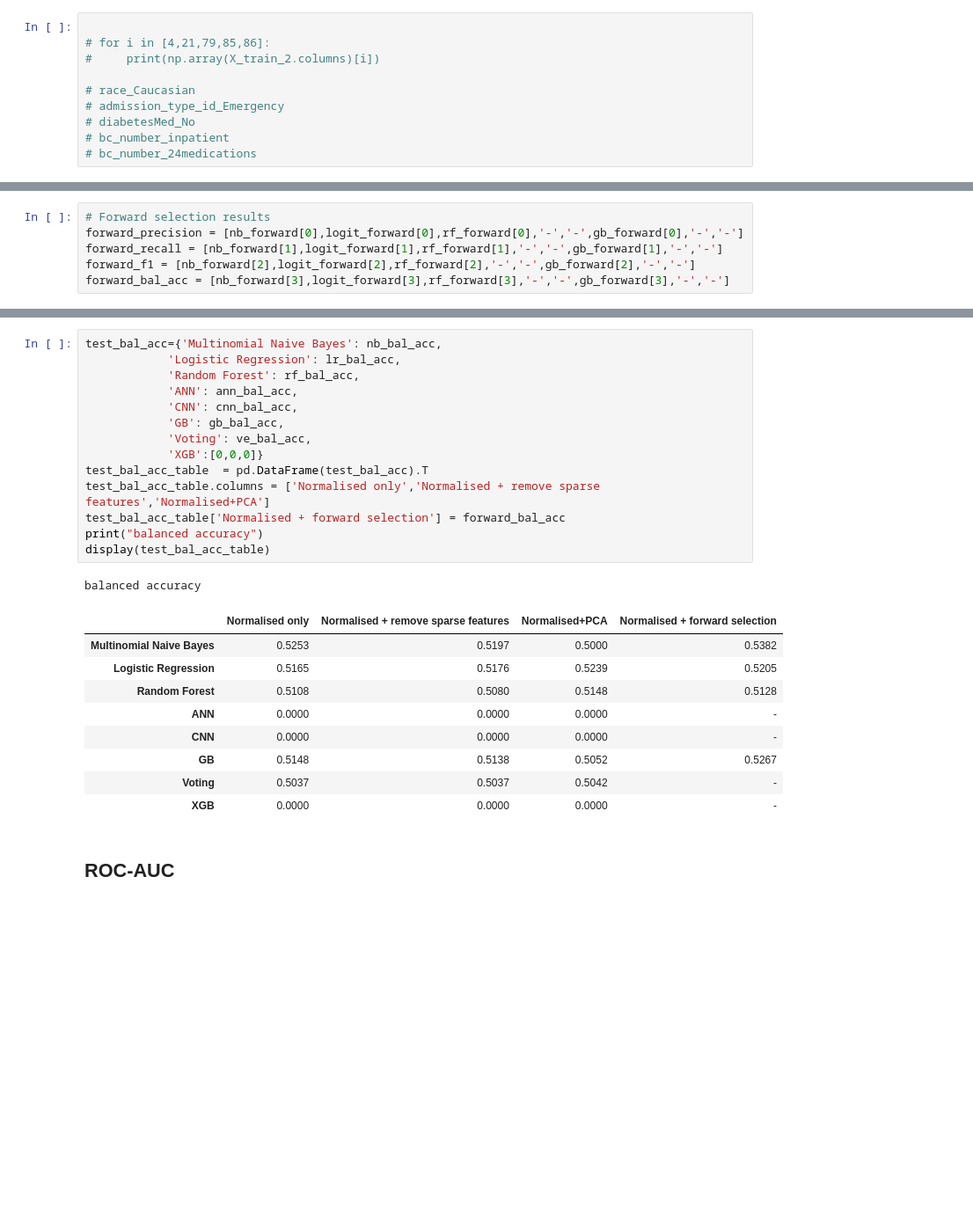
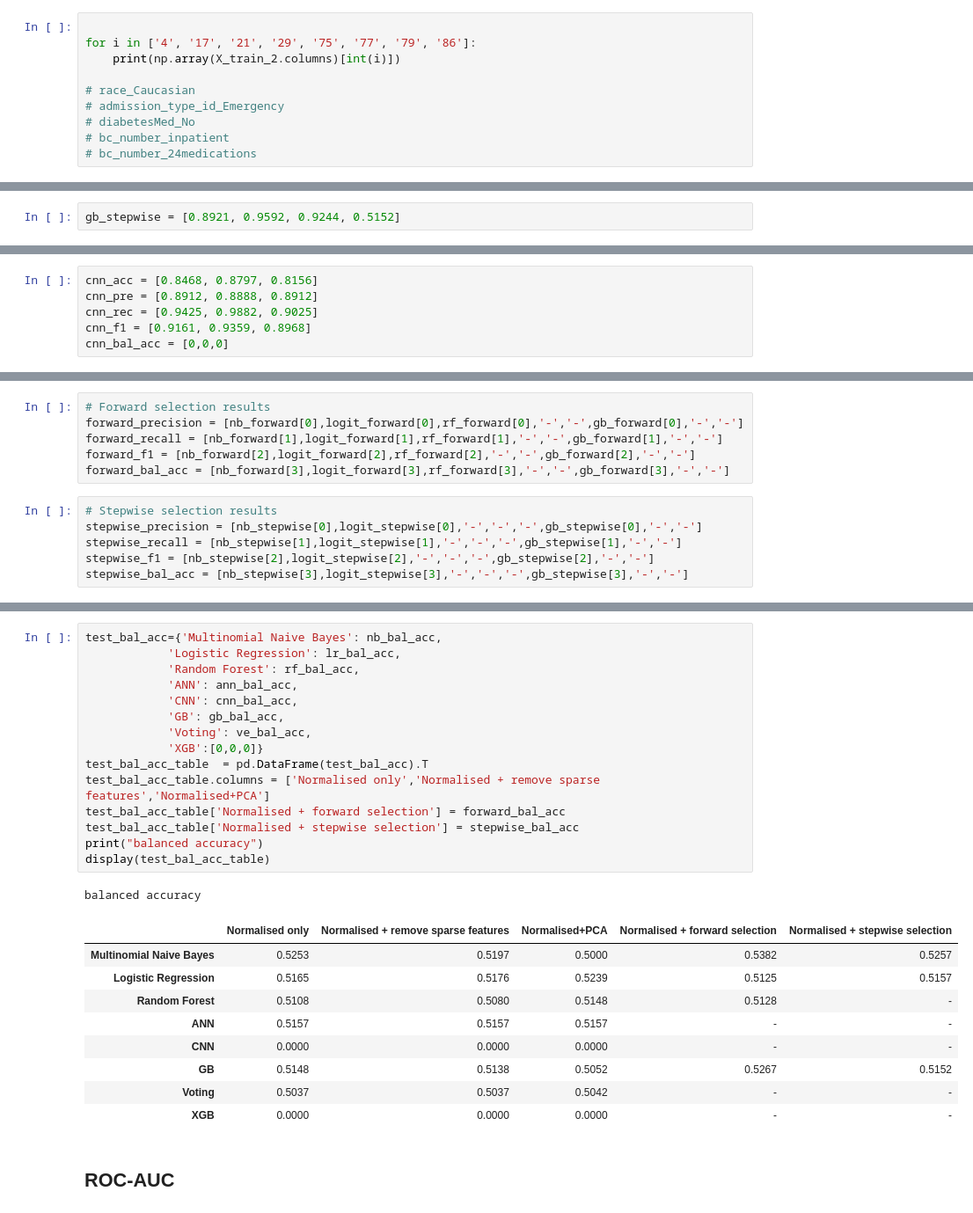
Before and after one commit to Rab6it/COMP5703_code, a Jupyter notebook: project.ipynb, the cells around one changed output, grey strips where cells are left out. Shown at 88% size. Cells and saved outputs as stored; diff of their text form; blank space fills up the shorter version.

```diff
--- a/project.ipynb
+++ b/project.ipynb
@@ -1616,8 +1650,8 @@ print(round(accuracy,4))
 #('4', '21', '79', '85', '86')
 # %%
 
-# for i in [4,21,79,85,86]:
-#     print(np.array(X_train_2.columns)[i])
+for i in ['4', '17', '21', '29', '75', '77', '79', '86']:
+    print(np.array(X_train_2.columns)[int(i)])
 
 # race_Caucasian
 # admission_type_id_Emergency
@@ -1651,3 +1694,5 @@ print(round(accuracy,4))
+# %%
+gb_stepwise = [0.8921, 0.9592, 0.9244, 0.5152]
 # %%
 feature_importance = clf.feature_importances_
 # print(feature_importance)
@@ -2000,6 +1998,12 @@ Epoch 5/5
 # plt.legend()
 # plt.xlabel('Epochs')
 # plt.ylabel('Accuracy')
+# %%
+cnn_acc = [0.8468, 0.8797, 0.8156]
+cnn_pre = [0.8912, 0.8888, 0.8912]
+cnn_rec = [0.9425, 0.9882, 0.9025]
+cnn_f1 = [0.9161, 0.9359, 0.8968]
+cnn_bal_acc = [0,0,0]
 # %% [markdown]
 # Voting Ensemble
 # %%
@@ -2583,6 +2593,12 @@ forward_precision = [nb_forward[0],logit_forward[0],rf_forward[0],'-','-',gb_for
 forward_recall = [nb_forward[1],logit_forward[1],rf_forward[1],'-','-',gb_forward[1],'-','-']
 forward_f1 = [nb_forward[2],logit_forward[2],rf_forward[2],'-','-',gb_forward[2],'-','-']
 forward_bal_acc = [nb_forward[3],logit_forward[3],rf_forward[3],'-','-',gb_forward[3],'-','-']
+# %%
+# Stepwise selection results
+stepwise_precision = [nb_stepwise[0],logit_stepwise[0],'-','-','-',gb_stepwise[0],'-','-']
+stepwise_recall = [nb_stepwise[1],logit_stepwise[1],'-','-','-',gb_stepwise[1],'-','-']
+stepwise_f1 = [nb_stepwise[2],logit_stepwise[2],'-','-','-',gb_stepwise[2],'-','-']
+stepwise_bal_acc = [nb_stepwise[3],logit_stepwise[3],'-','-','-',gb_stepwise[3],'-','-']
 # %%
 test_acc={'Multinomial Naive Bayes': nb_acc,
             'Logistic Regression': lr_acc,
@@ -2685,28 +2704,29 @@ F1
 # %%
 test_bal_acc={'Multinomial Naive Bayes': nb_bal_acc,
             'Logistic Regression': lr_bal_acc,
             'Random Forest': rf_bal_acc,
             'ANN': ann_bal_acc,
             'CNN': cnn_bal_acc,
             'GB': gb_bal_acc,
             'Voting': ve_bal_acc,
             'XGB':[0,0,0]}
 test_bal_acc_table  = pd.DataFrame(test_bal_acc).T
 test_bal_acc_table.columns = ['Normalised only','Normalised + remove sparse features','Normalised+PCA']
 test_bal_acc_table['Normalised + forward selection'] = forward_bal_acc
+test_bal_acc_table['Normalised + stepwise selection'] = stepwise_bal_acc
 print("balanced accuracy")
 display(test_bal_acc_table)
 # %% [output]
 balanced accuracy
-|  | Normalised only | Normalised + remove sparse features | Normalised+PCA | Normalised + forward selection |
-| Multinomial Naive Bayes | 0.5253 | 0.5197 | 0.5000 | 0.5382 |
-| Logistic Regression | 0.5165 | 0.5176 | 0.5239 | 0.5205 |
-| Random Forest | 0.5108 | 0.5080 | 0.5148 | 0.5128 |
-| ANN | 0.0000 | 0.0000 | 0.0000 | - |
-| CNN | 0.0000 | 0.0000 | 0.0000 | - |
-| GB | 0.5148 | 0.5138 | 0.5052 | 0.5267 |
-| Voting | 0.5037 | 0.5037 | 0.5042 | - |
-| XGB | 0.0000 | 0.0000 | 0.0000 | - |
+|  | Normalised only | Normalised + remove sparse features | Normalised+PCA | Normalised + forward selection | Normalised + stepwise selection |
+| Multinomial Naive Bayes | 0.5253 | 0.5197 | 0.5000 | 0.5382 | 0.5257 |
+| Logistic Regression | 0.5165 | 0.5176 | 0.5239 | 0.5125 | 0.5157 |
+| Random Forest | 0.5108 | 0.5080 | 0.5148 | 0.5128 | - |
+| ANN | 0.5157 | 0.5157 | 0.5157 | - | - |
+| CNN | 0.0000 | 0.0000 | 0.0000 | - | - |
+| GB | 0.5148 | 0.5138 | 0.5052 | 0.5267 | 0.5152 |
+| Voting | 0.5037 | 0.5037 | 0.5042 | - | - |
+| XGB | 0.0000 | 0.0000 | 0.0000 | - | - |
 # %% [markdown]
 ## ROC-AUC
 # %%
```
Also changed, not shown: parts of 52 cells of this notebook.
